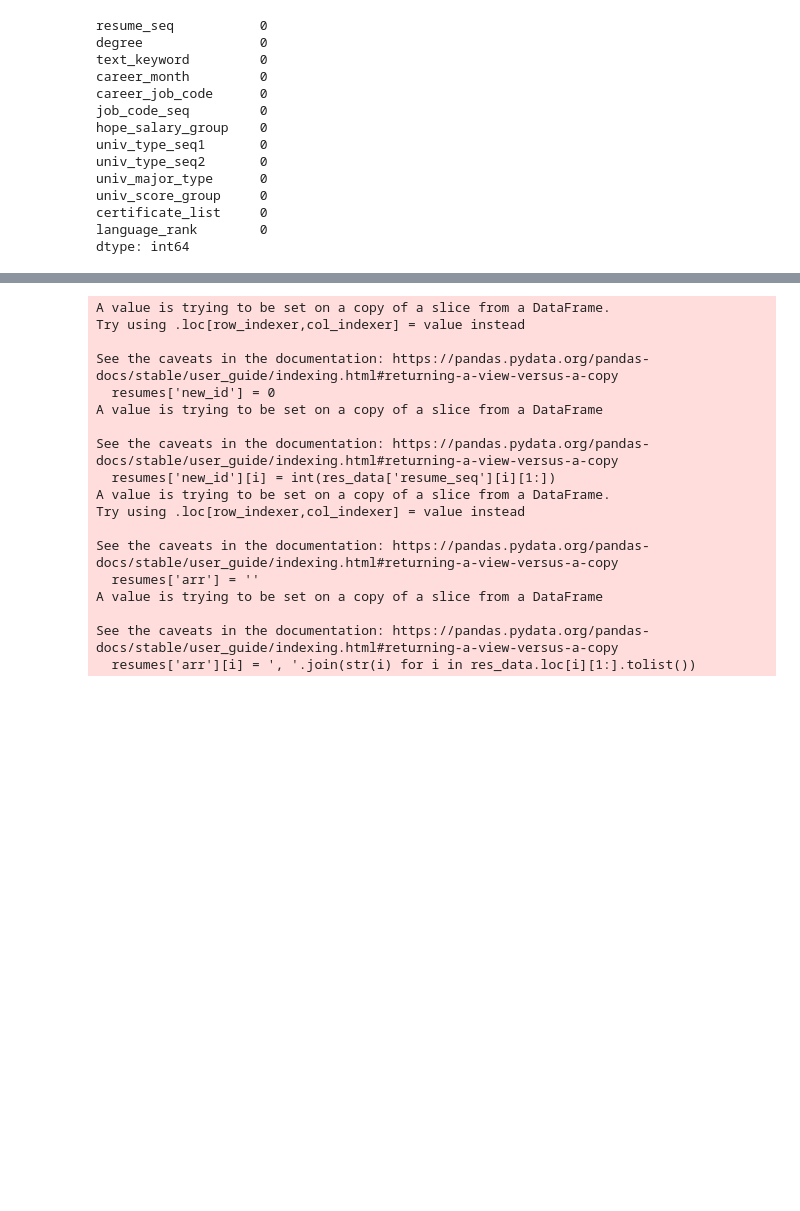
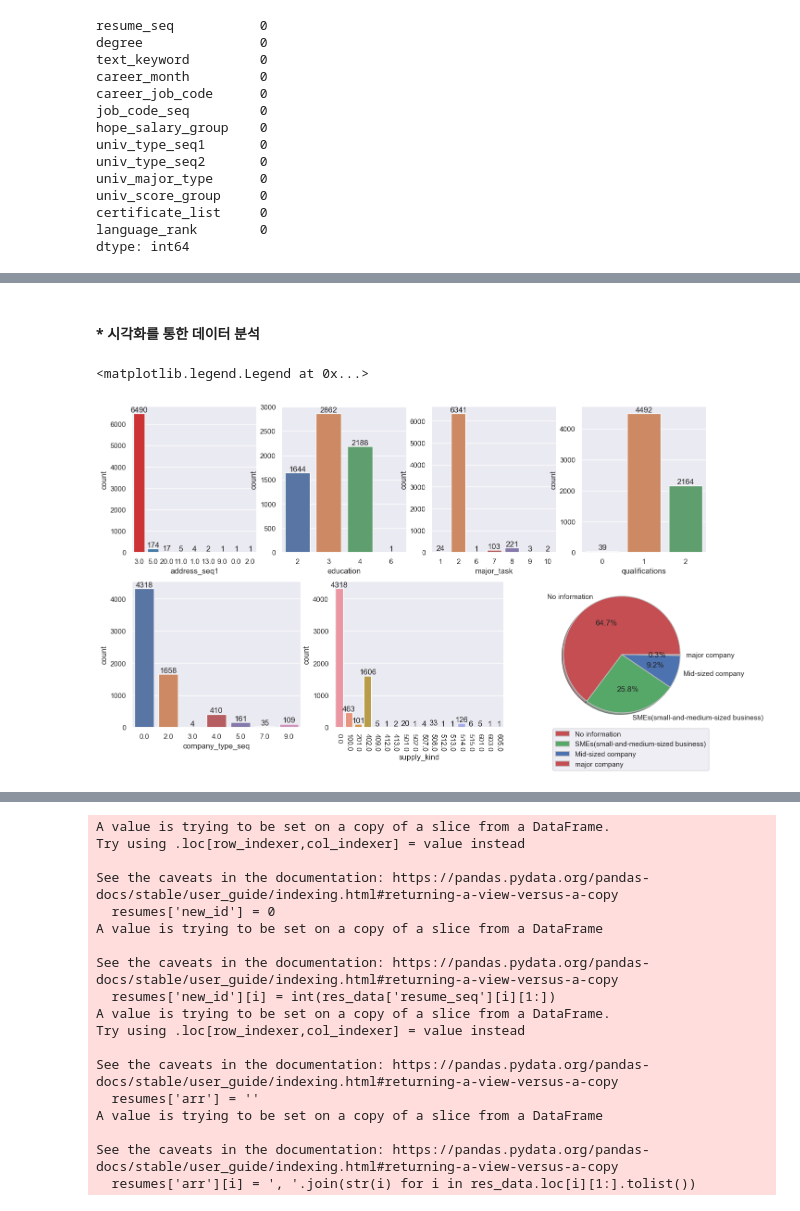
Before and after one commit to Kim-SeongSu/Dacon_Kookmin_University, a Jupyter notebook: kookmin_ai.ipynb, the cells around one changed output, grey strips where cells are left out. Drawn from its saved outputs; the diff is of its cells as text; code cells hidden in the pictures; blank space fills up the shorter version.

```diff
--- a/kookmin_ai.ipynb
+++ b/kookmin_ai.ipynb
@@ -855,0 +975,38 @@ dtype: int64
+# %% [markdown]
+#### * 시각화를 통한 데이터 분석
+# %%
+# 그래프로 데이터 분석하기
+plt.figure(figsize=(16,9))
+sns.set(style="darkgrid")
+
+plt.subplot(2,4,1)
+g1 = sns.countplot(data=rec_data, x='address_seq1', order=rec_data.address_seq1.value_counts().index, palette='Set1')
+g1.bar_label(g1.containers[0])
+
+plt.subplot(2,4,2)
+g2 = sns.countplot(x='education', data=rec_data)
+g2.bar_label(g2.containers[0])
+
+plt.subplot(2,4,3)
+g3 = sns.countplot(x='major_task', data=rec_data)
+g3.bar_label(g3.containers[0])
+
+plt.subplot(2,4,4)
+g4 = sns.countplot(x='qualifications', data=rec_data)
+g4.bar_label(g4.containers[0])
+
+plt.subplot(2,3,4)
+g5 = sns.countplot(x='company_type_seq', data=rec_data)
+g5.bar_label(g5.containers[0])
+
+plt.subplot(2,3,5)
+g6 = sns.countplot(x='supply_kind', data=rec_data)
+g6.bar_label(g6.containers[0])
+plt.xticks(rotation = -90)
+
+plt.subplot(2,3,6)
+g7 = plt.pie(rec_data.company_scale.value_counts(), wedgeprops={'edgecolor':'silver', 'linewidth':1.2} , colors = 'rgb', labels = ['No information','SMEs(small-and-medium-sized business)','Mid-sized company','major company'], autopct='%1.1f%%', shadow=True)
+plt.legend(loc='center left', bbox_to_anchor=(0, -0.15)); print()
+# %% [output]
+<matplotlib.legend.Legend at 0x...>
+[figure, added]
```
Also changed, not shown: parts of 50 cells of this notebook.
